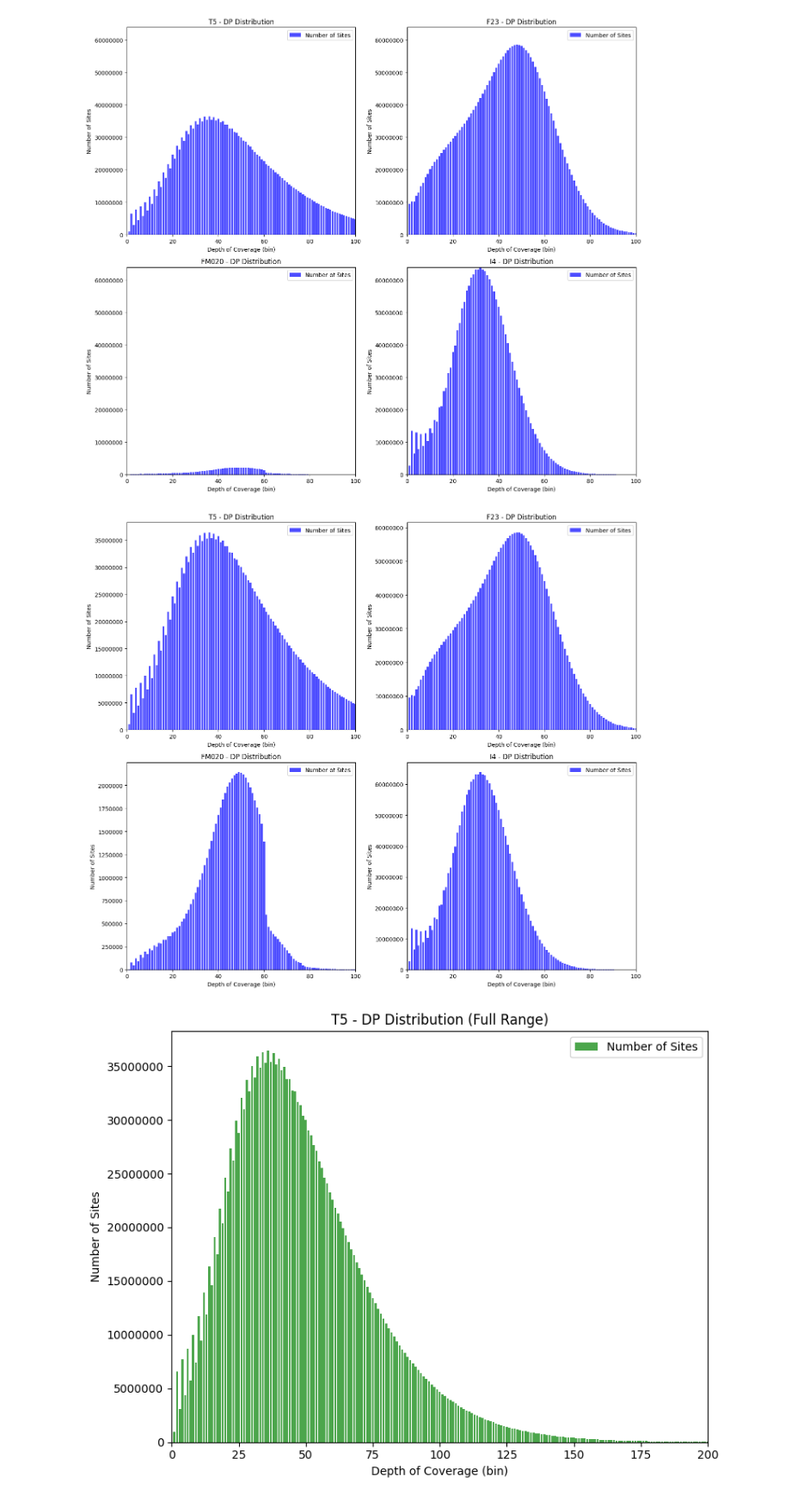
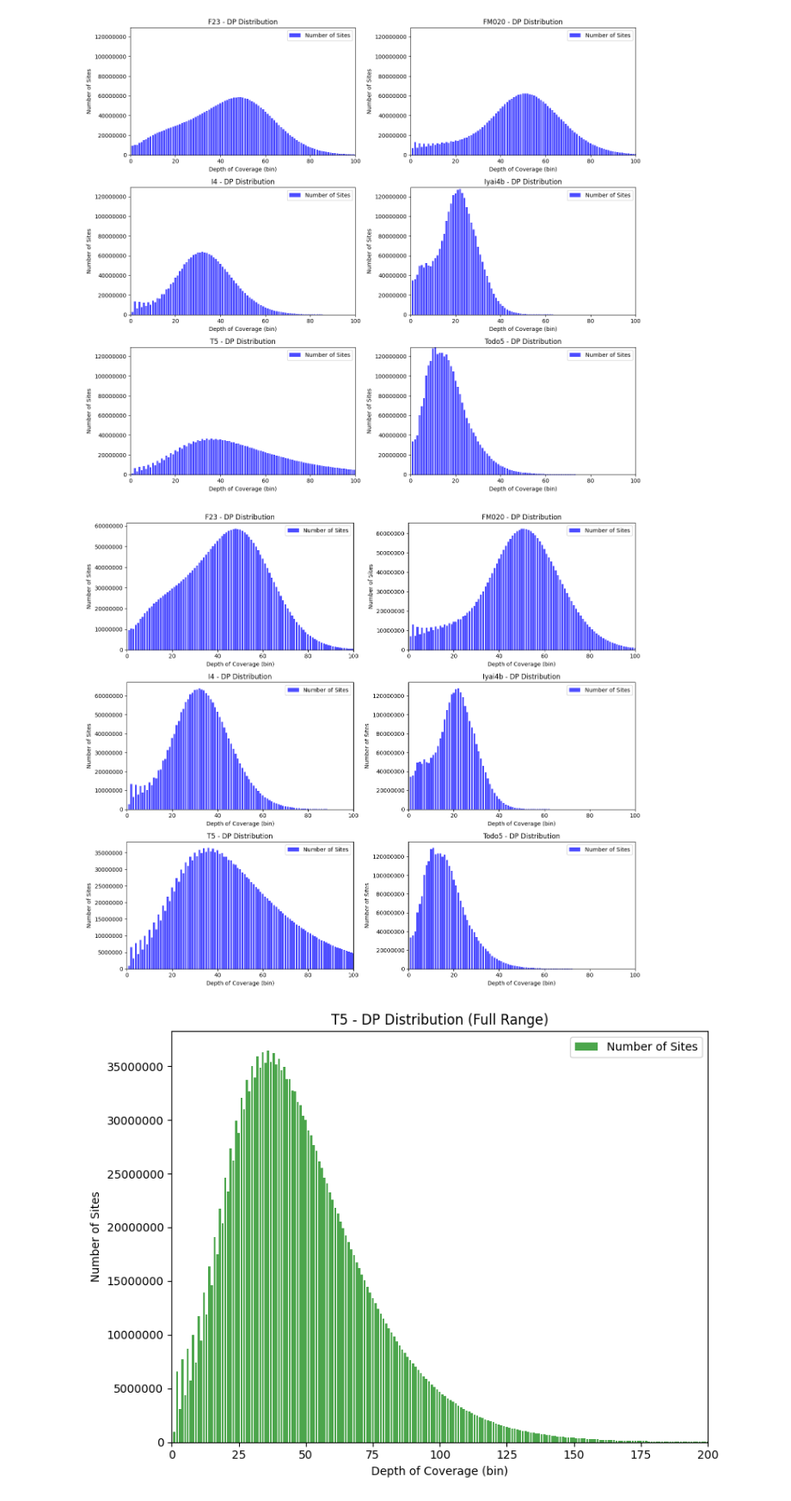
Before and after one commit to humgendiv/mkato-jomon, a Jupyter notebook: 0-0-quality_check/0-0-1-dp_histgram.ipynb, the cells around one changed output. Shown at 86% size. Saved outputs shown, nothing was run; the diff lists cells and outputs as text; code cells hidden in the pictures.

```diff
--- a/0-0-quality_check/0-0-1-dp_histgram.ipynb
+++ b/0-0-quality_check/0-0-1-dp_histgram.ipynb
@@ -21,8 +21,8 @@ def parse_table_new(lines, header_format):
     return table
 # %%
 # Specify the paths for the zip file and the extraction directory
-zip_path = '/home1/mkato/hdd_data/data/0-0-raw_vcf/stats/stats.zip'
-unzip_dir = '/home1/mkato/hdd_data/data/0-0-raw_vcf/stats/unzip'
+zip_path = '/home/mkato/hdd_data/data/0-0-raw_vcf/new_comp/stats/stats.zip'
+unzip_dir = '/home/mkato/hdd_data/data/0-0-raw_vcf/new_comp/stats/unzip'
 os.makedirs(unzip_dir, exist_ok=True)
 
 with zipfile.ZipFile(zip_path, 'r') as zip_ref:
@@ -34,7 +34,7 @@ unzipped_files = os.listdir(unzip_dir)
 dp_data = {}
 
 for file_name in unzipped_files:
-    individual = file_name.split('_')[0]
+    individual = file_name.split('.')[0]
     stats_path = os.path.join(unzip_dir, file_name)
 
     dp_section = []
@@ -79,5 +79,5 @@ for individual, data in dp_data.items():
     dp_df['bin'] = dp_df['bin'].astype(int)
     dp_dfs[individual] = dp_df
 
-print(dp_dfs['T5'].head())
+print(dp_dfs)
 # %% [output]
@@ -97,6 +101,6 @@ print(dp_dfs['T5'].head())
 # %%
 # Plotting the histograms for DP data
-fig, axes = plt.subplots(2, 2, figsize=(14, 12))
+fig, axes = plt.subplots(3, 2, figsize=(14, 12))
 axes = axes.flatten()
 max_y_value = max([df['number_of_sites'].max() for df in dp_dfs.values()])
 
@@ -115,29 +119,29 @@ for i, (individual, dp_df) in enumerate(dp_dfs.items()):
 plt.tight_layout()
 plt.show()
 # %% [output]
-[figure, old version]
+[figure, new version]
 # %%
 # Plotting the histograms for DP data
-fig, axes = plt.subplots(2, 2, figsize=(14, 12))
+fig, axes = plt.subplots(3, 2, figsize=(14, 12))
 axes = axes.flatten()
 max_y_value = max([df['number_of_sites'].max() for df in dp_dfs.values()])
 
 for i, (individual, dp_df) in enumerate(dp_dfs.items()):
     ax = axes[i]
     filtered_df = dp_df[dp_df['bin'] <= 100]
     ax.bar(filtered_df['bin'], filtered_df['number_of_sites'], color='blue', alpha=0.7, label='Number of Sites')
     ax.set_title(f"{individual} - DP Distribution")
     ax.set_xlabel("Depth of Coverage (bin)")
     ax.set_ylabel("Number of Sites")
     ax.set_xlim(0, 100)
     #ax.set_ylim(0, max_y_value)
     ax.ticklabel_format(useOffset=False, style='plain')
     ax.legend()
 
 plt.tight_layout()
 plt.show()
 # %% [output]
-[figure, old version]
+[figure, new version]
 # %%
 # Additional histogram for T5
 plt.figure(figsize=(8, 6))
```
Also changed, not shown: parts of 1 cell of this notebook, 6 other files.
